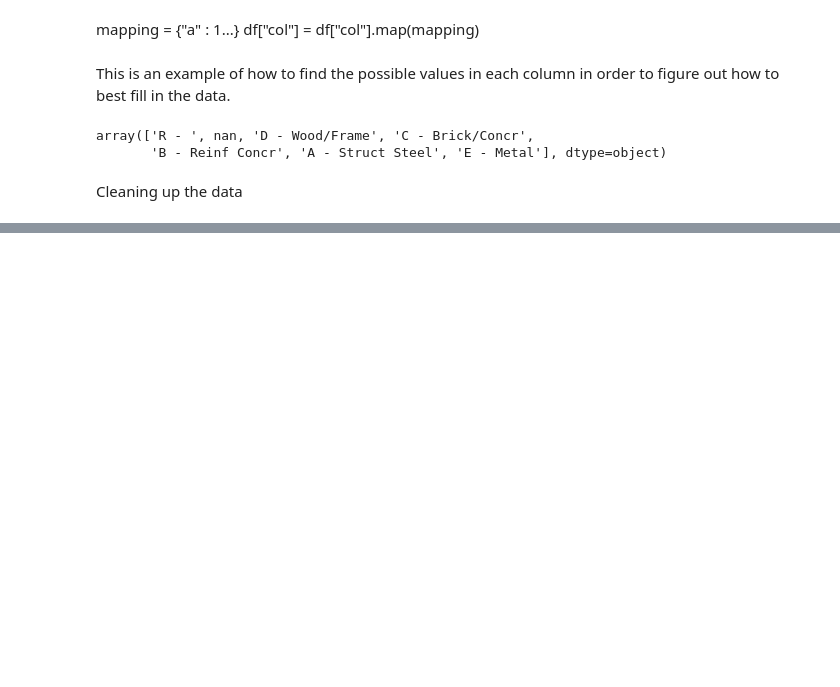
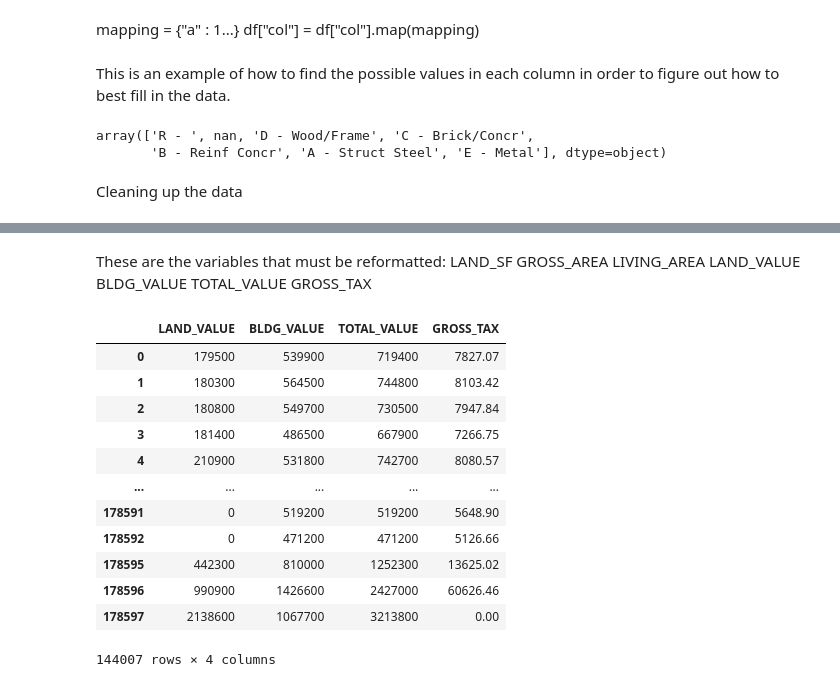
Before and after one commit to rudra-sett/Boston-Data-Analysis, a Jupyter notebook: explore_data.ipynb, the cells around one changed output, grey strips where cells are left out. Drawn from its saved outputs; the diff is of its cells as text; code cells hidden in the pictures; blank space fills up the shorter version.

```diff
--- a/explore_data.ipynb
+++ b/explore_data.ipynb
@@ -106,0 +955,36 @@ data.groupby("ZIPCODE")["TOTAL_VALUE"].mean().sort_values()
+# %% [markdown]
+These are the variables that must be reformatted:
+LAND_SF
+GROSS_AREA
+LIVING_AREA
+LAND_VALUE
+BLDG_VALUE
+TOTAL_VALUE
+GROSS_TAX
+# %%
+columns_to_fix = ["LAND_VALUE","BLDG_VALUE","TOTAL_VALUE","GROSS_TAX"]
+#cleaned[columns_to_fix].astype(str).replace(",","")
+#pd.to_numeric(cleaned[columns_to_fix],errors='coerce')
+#cleaned[columns_to_fix].filter(like="num").apply(lambda x: x.str.replace('^[0-9.]',''))
+#cleaned.apply(lambda x: x.astype(str).replace(',','').astype(float))
+for col in columns_to_fix:
+  cleaned[col] = cleaned[col].str.replace(',','')
+  cleaned[col] = cleaned[col].str.replace('$','')
+  cleaned[col] = pd.to_numeric(cleaned[col],errors='coerce')
+cleaned[columns_to_fix]
+#data["TOTAL_VALUE"] = data["TOTAL_VALUE"].str.replace(',','')
+#data["TOTAL_VALUE"] = pd.to_numeric(data["TOTAL_VALUE"],errors='coerce')
+# %% [output]
+|  | LAND_VALUE | BLDG_VALUE | TOTAL_VALUE | GROSS_TAX |
+| 0 | 179500 | 539900 | 719400 | 7827.07 |
+| 1 | 180300 | 564500 | 744800 | 8103.42 |
+| 2 | 180800 | 549700 | 730500 | 7947.84 |
+| 3 | 181400 | 486500 | 667900 | 7266.75 |
+| 4 | 210900 | 531800 | 742700 | 8080.57 |
+| ... | ... | ... | ... | ... |
+| 178591 | 0 | 519200 | 519200 | 5648.90 |
+| 178592 | 0 | 471200 | 471200 | 5126.66 |
+| 178595 | 442300 | 810000 | 1252300 | 13625.02 |
+| 178596 | 990900 | 1426600 | 2427000 | 60626.46 |
+| 178597 | 2138600 | 1067700 | 3213800 | 0.00 |
+144007 rows × 4 columns
```
Also changed, not shown: parts of 128 cells of this notebook.
